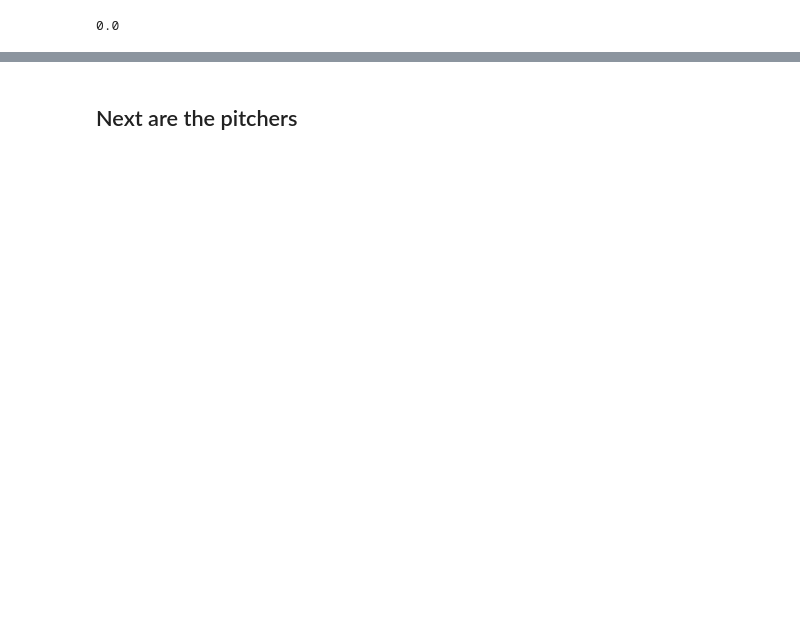
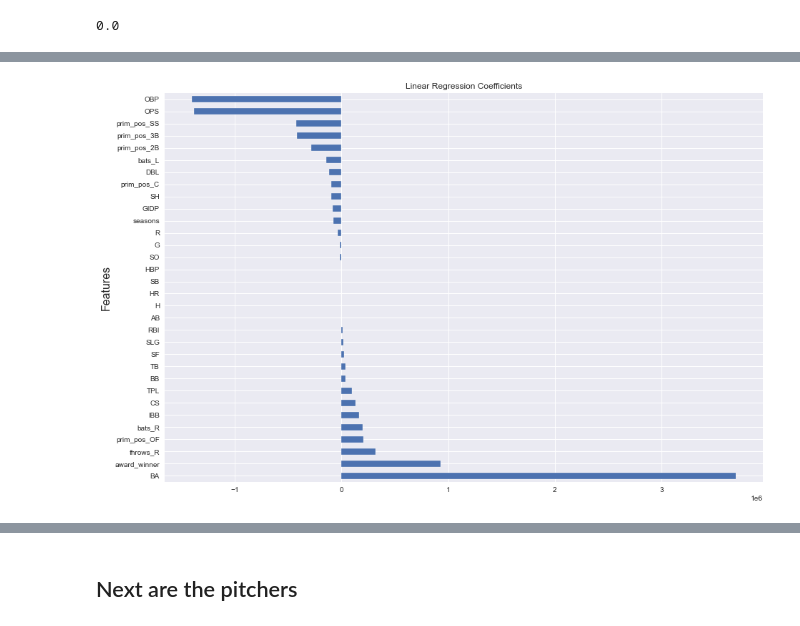
Before and after one commit to ptorres001/MLB_Salary_prediction, a Jupyter notebook: 03_modeling.ipynb, the cells around one changed output, grey strips where cells are left out. Drawn from its saved outputs; the diff is of its cells as text; code cells hidden in the pictures; blank space fills up the shorter version.

```diff
--- a/03_modeling.ipynb
+++ b/03_modeling.ipynb
@@ -484,3 +411,13 @@ Train R2: 0.5318599475069952
+# %%
+fig, ax = plt.subplots(figsize=(15,10))
+model_coef.loc[model_coef['Values'] !=0].plot.barh(x='Features', y= 'Values', ax= ax, legend=False)
+ax.set_ylabel('Features', fontsize=16)
+ax.set_title('Linear Regression Coefficients')
+
+plt.savefig('PNG/linreg_coef.png', dpi=300,
+            bbox_inches= 'tight', padding_inches = 4, transparent = True )
+# %% [output]
+[figure, added]
 # %%
 
 lasso = Lasso(alpha=.01, normalize=True)
```
Also changed, not shown: parts of 28 cells of this notebook.
